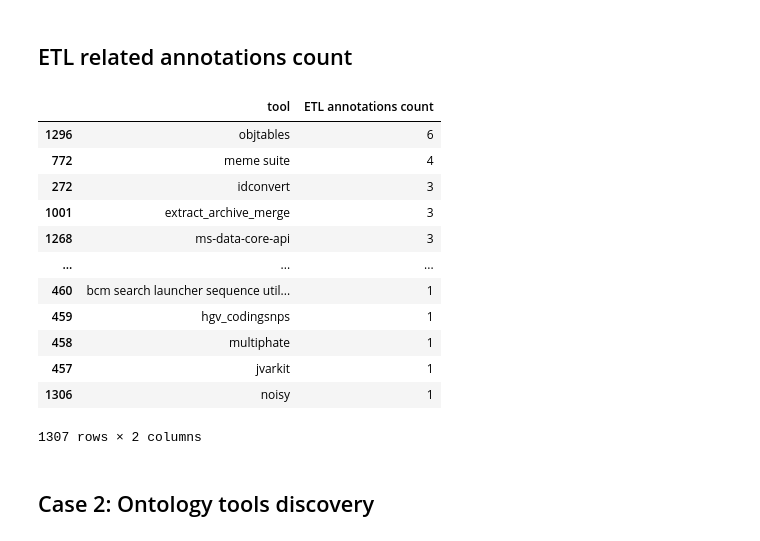
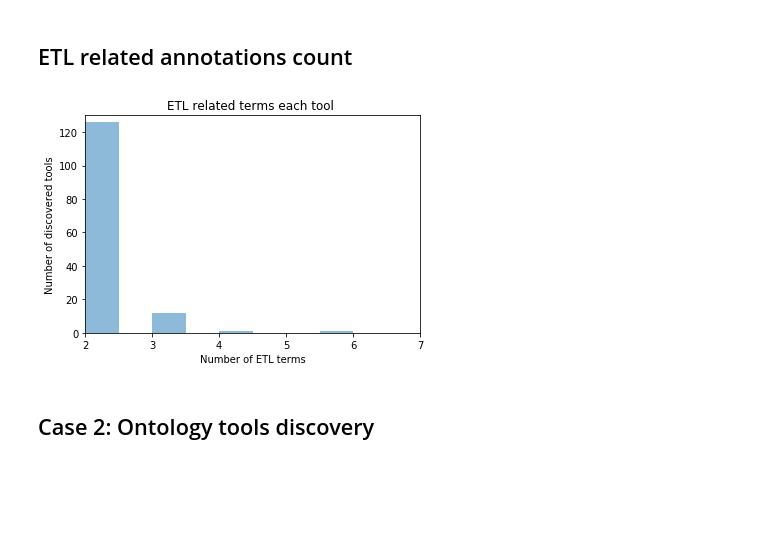
Before and after one commit to FAIRplus/WP3_FAIR_tooling, a Jupyter notebook: tool_discovery/biotools_API_querying.ipynb, the cells around one changed output. Drawn from its saved outputs; the diff is of its cells as text; code cells hidden in the pictures; blank space fills up the shorter version.

Commit message:
Terms count plots

```diff
--- a/tool_discovery/biotools_API_querying.ipynb
+++ b/tool_discovery/biotools_API_querying.ipynb
@@ -336,21 +337,17 @@ for tool in list(all_ETL_tools):
             matches += 1
     matches_tools[tool] = matches
 
-pd.DataFrame(list(matches_tools.items()), columns= ['tool','ETL annotations count']).sort_values('ETL annotations count', ascending=False)
+ETL_annot_count_df = pd.DataFrame(list(matches_tools.items()), columns= ['tool','ETL annotations count']).sort_values('ETL annotations count', ascending=False)
-# %% [output]
-|  | tool | ETL annotations count |
-| 1296 | objtables | 6 |
-| 772 | meme suite | 4 |
-| 272 | idconvert | 3 |
-| 1001 | extract_archive_merge | 3 |
-| 1268 | ms-data-core-api | 3 |
-| ... | ... | ... |
-| 460 | bcm search launcher sequence util... | 1 |
-| 459 | hgv_codingsnps | 1 |
-| 458 | multiphate | 1 |
-| 457 | jvarkit | 1 |
-| 1306 | noisy | 1 |
-1307 rows × 2 columns
+# %%
+plt.hist(ETL_annot_count_df['ETL annotations count'],alpha=0.5)
+plt.xlim([2, 7])
+plt.ylim([0, 130])
+plt.title('ETL related terms each tool ')
+plt.xlabel('Number of ETL terms')
+plt.ylabel('Number of discovered tools')
+plt.show()
+# %% [output]
+[figure, added]
 # %% [markdown]
 ## Case 2: Ontology tools discovery
 # %% [markdown]
```
Also changed, not shown: parts of 3 cells of this notebook.
